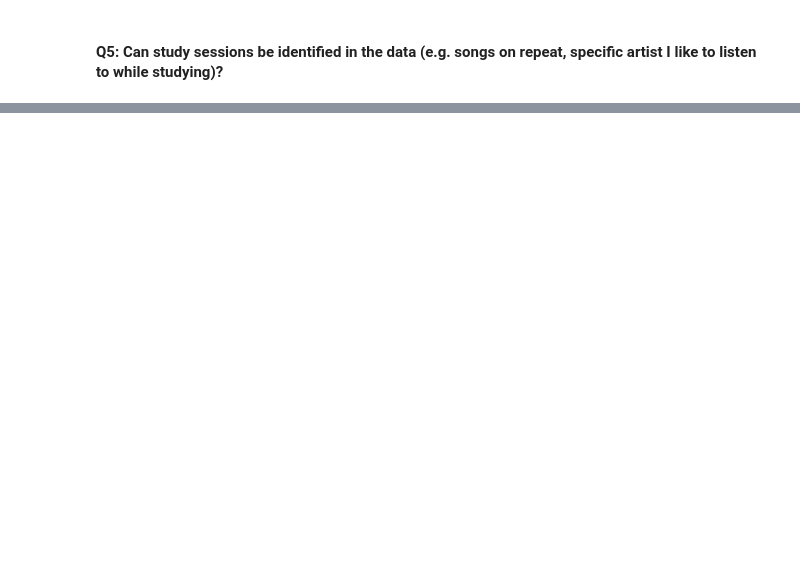
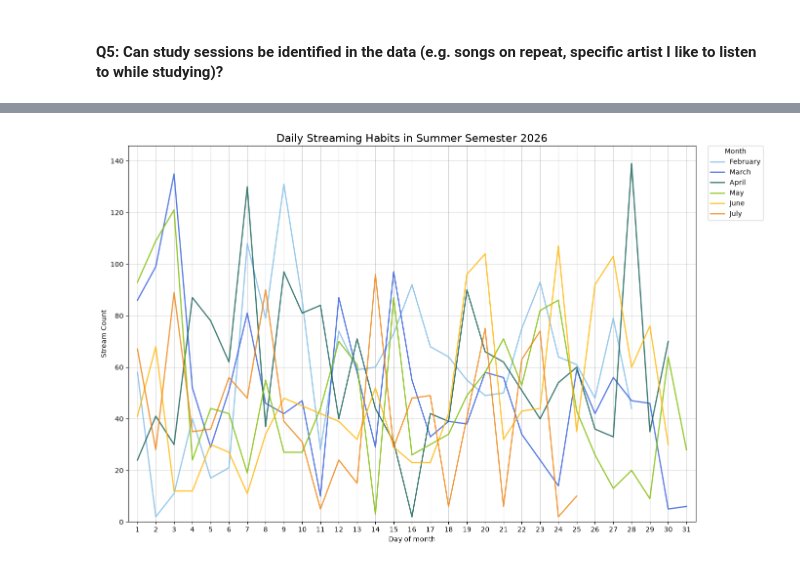
Before and after one commit to alyssa-leuschner/spotify-data-analysis, a Jupyter notebook: spotify_data_analysis.ipynb, the cells around one changed output, grey strips where cells are left out. Cells and saved outputs as stored; diff of their text form; code cells hidden in the pictures; blank space fills up the shorter version.

```diff
--- a/spotify_data_analysis.ipynb
+++ b/spotify_data_analysis.ipynb
@@ -633,0 +695,50 @@ plt.show()
+# %%
+# Extract the name of the month, as well as the day of the month from "ts"
+cleaned_data["month_name"] = cleaned_data["ts"].dt.strftime("%B")
+cleaned_data["day_of_month"] = cleaned_data["ts"].dt.day
+
+# Filter data for the period after moving to Vienna
+counts_months = cleaned_data[cleaned_data["ts"] >= "2026-02-01"].groupby(["month_name", "day_of_month"]).size().reset_index(name= "count")
+
+# Creat a specific order
+months_order = [
+    "February",
+    "March",
+    "April",
+    "May",
+    "June",
+    "July"
+]
+
+# Create a palette
+summer_colours = {
+    "February": "#7EBCE8",
+    "March": "#305CDE",
+    "April": "#115E54",
+    "May": "#7EBD01",
+    "June": "#FFB703",
+    "July": "#EF820D"
+}
+
+# Visualise the streaming habits on every day after moving to Vienna
+plt.figure(figsize= (15, 10))
+sns.lineplot(data= counts_months, x= "day_of_month",y= "count", hue= "month_name", hue_order= months_order,
+             palette= summer_colours, linewidth= 1.9, alpha = 0.8)
+
+plt.title("Daily Streaming Habits in Summer Semester 2026", fontsize= 16)
+
+plt.xlabel("Day of month")
+plt.xticks(range(1, 32))
+plt.xlim(0.5, 31.5)
+
+plt.ylabel("Stream Count")
+plt.ylim(bottom= 0)
+
+plt.grid(axis= "x", alpha= 0.5)
+plt.grid(axis= "y", alpha= 0.5)
+
+plt.legend(title= "Month", bbox_to_anchor = (1.125, 1.01), loc= "upper right")
+
+plt.show()
+# %% [output]
+[figure, added]
```
Also changed, not shown: parts of 10 cells of this notebook.
